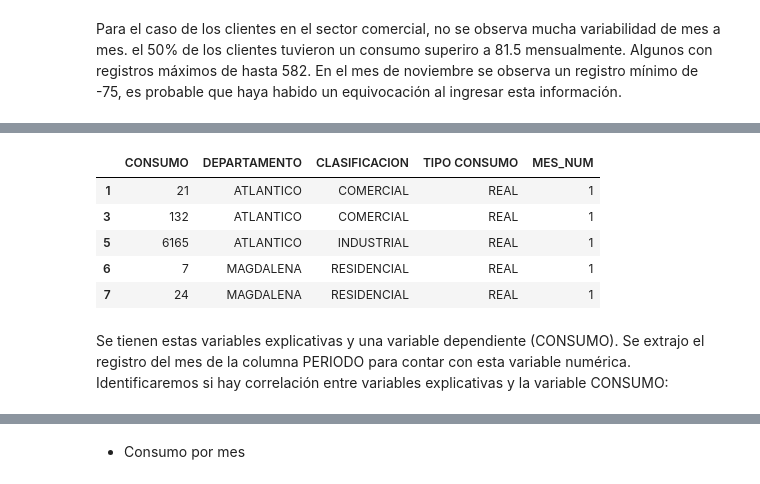
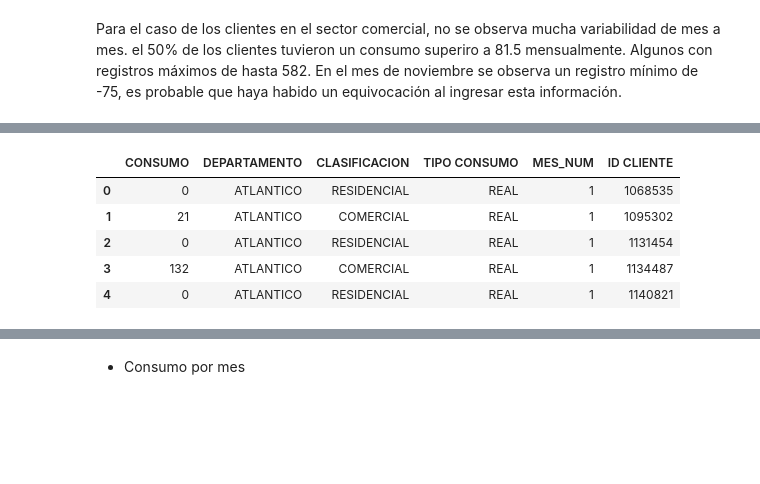
Before and after one commit to vanebertel/PRUEBA_GASES, a Jupyter notebook: _sources/notebooks.ipynb, the cells around one changed output, grey strips where cells are left out. Cells and saved outputs as stored; diff of their text form; code cells hidden in the pictures; blank space fills up the shorter version.

```diff
--- a/_sources/notebooks.ipynb
+++ b/_sources/notebooks.ipynb
@@ -571,15 +595,11 @@ Vemos que tres clientes con ID (1068535,1131454,1140821	) no reportaron registro
 # %%
-IDs_a_filtrar = [1140821, 1131454, 1068535]
-DATOS = DATOS.drop(DATOS[DATOS['ID CLIENTE'].isin(IDs_a_filtrar)].index)
-DATOS=DATOS[['CONSUMO','DEPARTAMENTO','CLASIFICACION','TIPO CONSUMO','MES_NUM']]
+DATOS=DATOS[['CONSUMO','DEPARTAMENTO','CLASIFICACION','TIPO CONSUMO','MES_NUM', 'ID CLIENTE']]
 DATOS.reset_index()
 DATOS.head()
 # %% [output]
-|  | CONSUMO | DEPARTAMENTO | CLASIFICACION | TIPO CONSUMO | MES_NUM |
-| 1 | 21 | ATLANTICO | COMERCIAL | REAL | 1 |
-| 3 | 132 | ATLANTICO | COMERCIAL | REAL | 1 |
-| 5 | 6165 | ATLANTICO | INDUSTRIAL | REAL | 1 |
-| 6 | 7 | MAGDALENA | RESIDENCIAL | REAL | 1 |
-| 7 | 24 | MAGDALENA | RESIDENCIAL | REAL | 1 |
+|  | CONSUMO | DEPARTAMENTO | CLASIFICACION | TIPO CONSUMO | MES_NUM | ID CLIENTE |
+| 0 | 0 | ATLANTICO | RESIDENCIAL | REAL | 1 | 1068535 |
+| 1 | 21 | ATLANTICO | COMERCIAL | REAL | 1 | 1095302 |
+| 2 | 0 | ATLANTICO | RESIDENCIAL | REAL | 1 | 1131454 |
+| 3 | 132 | ATLANTICO | COMERCIAL | REAL | 1 | 1134487 |
+| 4 | 0 | ATLANTICO | RESIDENCIAL | REAL | 1 | 1140821 |
-# %% [markdown]
-Se tienen estas variables explicativas y una variable dependiente (CONSUMO). Se extrajo el registro del mes de la columna PERIODO para contar con esta variable numérica. Identificaremos si hay correlación entre variables explicativas y la variable CONSUMO:
```
Also changed, not shown: parts of 39 cells of this notebook, 4 other files.
